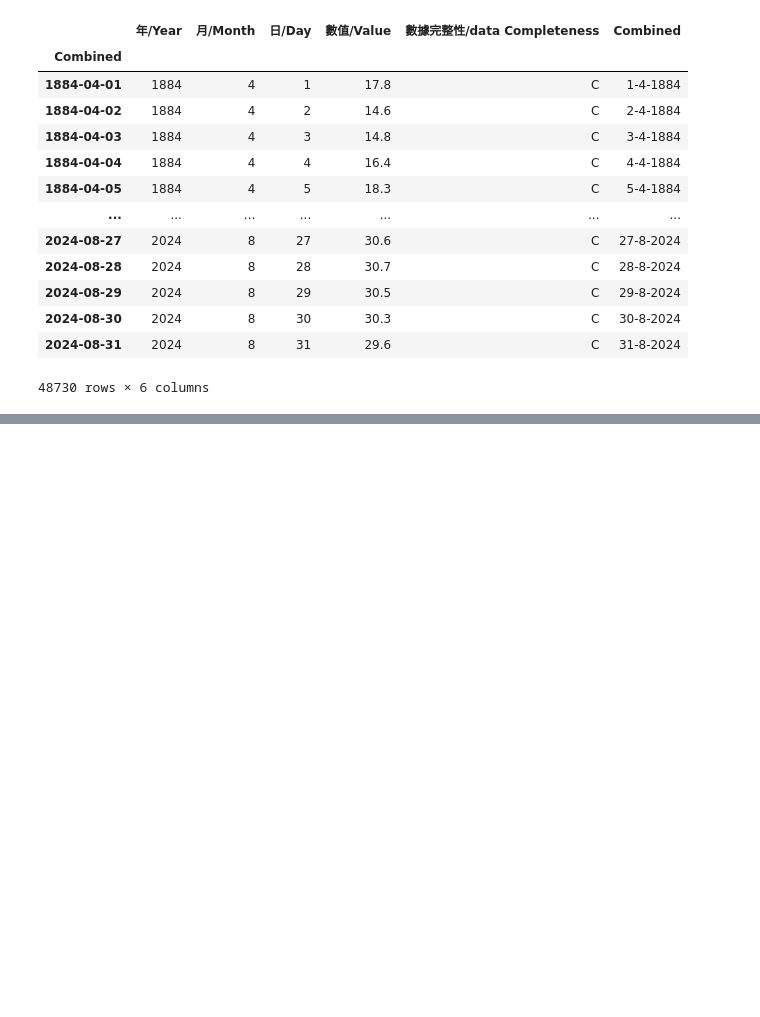
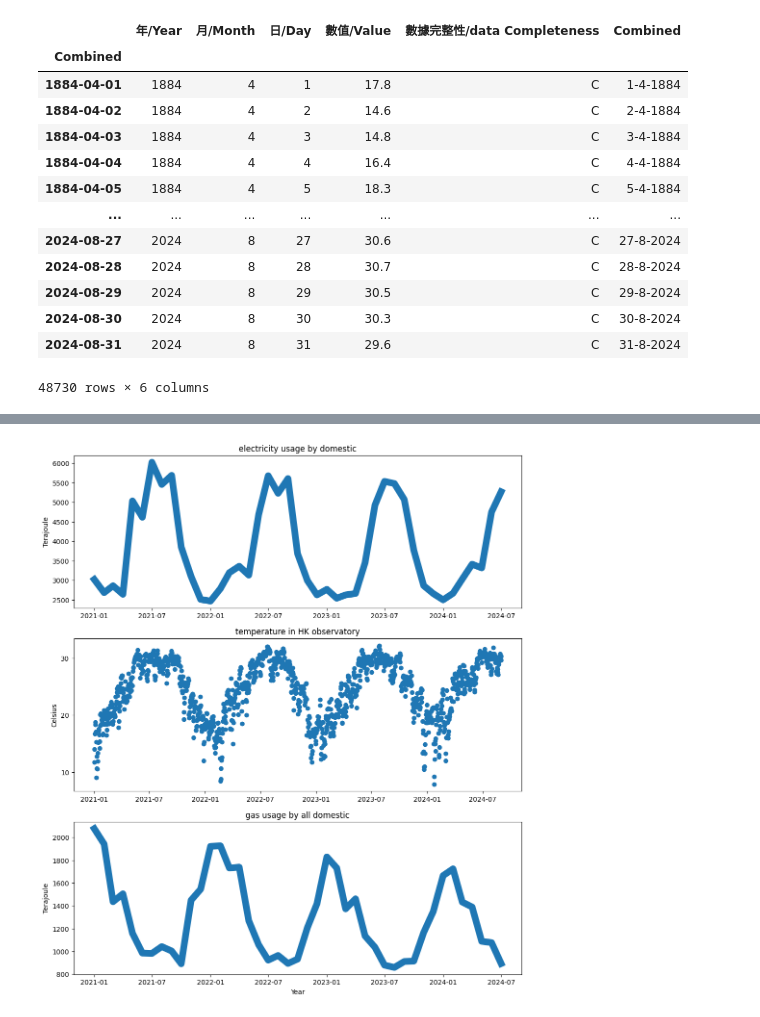
Before and after one commit to lilyleungch/erbscope99, a Jupyter notebook: data_cleansing/data_cleansing.ipynb, the cells around one changed output, grey strips where cells are left out. Cells and saved outputs as stored; diff of their text form; code cells hidden in the pictures; blank space fills up the shorter version.

```diff
--- a/data_cleansing/data_cleansing.ipynb
+++ b/data_cleansing/data_cleansing.ipynb
@@ -105,0 +106,23 @@ plt.show()
+# %%
+#plot starting from 2020 to now
+
+electric3=electric[electric.index.year>2020]
+weather4 = weather[weather.index.year>2020]
+fig, ax_list = plt.subplots(3,1,figsize=(12, 14))
+ax_up = ax_list[0]
+ax_down = ax_list[2]
+ax_middle = ax_list[1]
+ax_up.set_title('electricity usage by domestic')
+ax_up.plot(electric3.index, electric3['Domestic'], lw= 10)
+ax_up.set_ylabel('Terajoule')
+ax_middle.set_title('temperature in HK observatory')
+ax_middle.scatter(weather4.index, weather4['數值/Value'].astype(np.float32))
+ax_middle.set_ylabel('Celsius')
+ax_middle.set_yticks([10,20,30])
+ax_down.plot(electric3.index, electric3['Domestic.1'],lw = 10)
+ax_down.set_title('gas usage by all domestic')
+ax_down.set_xlabel('Year')
+ax_down.set_ylabel('Terajoule')
+plt.show()
+# %% [output]
+[figure, added]
```
Also changed, not shown: parts of 2 cells of this notebook, 3 other files.
